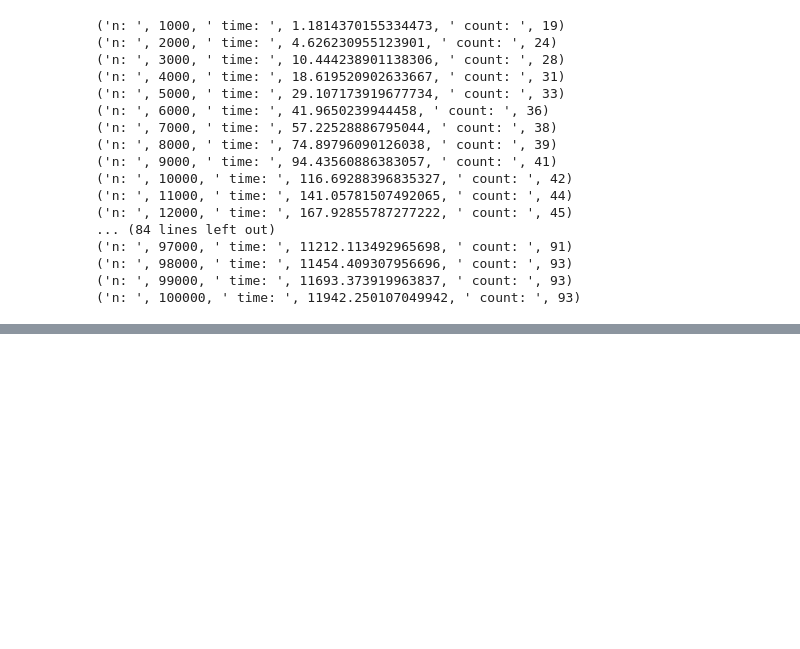
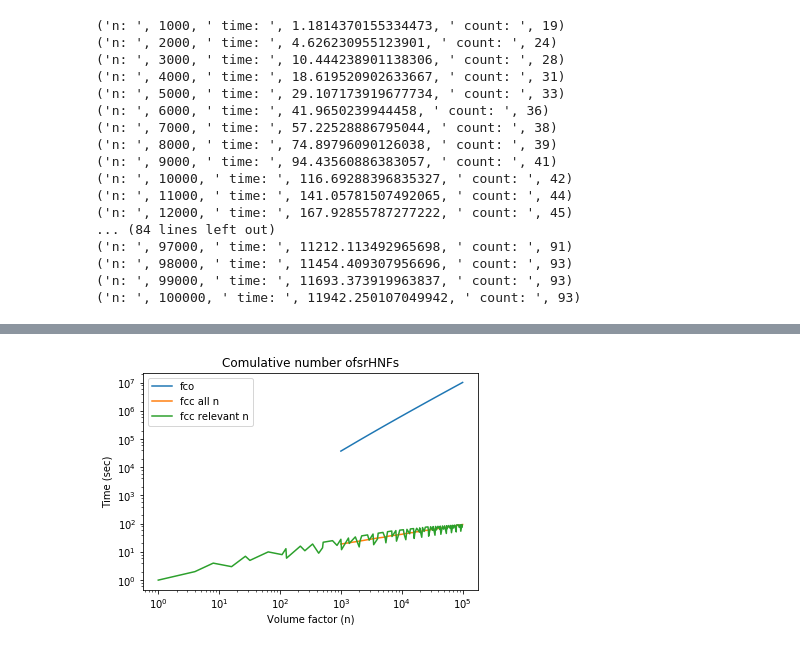
Before and after one commit to msg-byu/autoGR, a Jupyter notebook: src/opf_python/Python timing.ipynb, the cells around one changed output, grey strips where cells are left out. Drawn from its saved outputs; the diff is of its cells as text; code cells hidden in the pictures; blank space fills up the shorter version.

```diff
--- a/src/opf_python/Python timing.ipynb
+++ b/src/opf_python/Python timing.ipynb
@@ -76,0 +178,14 @@ for n in range(1,100001):
+# %%
+plt.plot(xf,nf,label="fco")
+plt.plot(xf1,nf1,label="fcc all n")
+plt.plot(xf2,nf2,label="fcc relevant n")
+plt.xscale('log')
+plt.yscale('log')
+plt.title("Comulative number ofsrHNFs")
+plt.ylabel("Time (sec)")
+plt.xlabel("Volume factor (n)")
+plt.legend()
+plt.savefig("srHNFs_number.pdf")
+plt.show()
+# %% [output]
+[figure, added]
```
Also changed, not shown: parts of 6 cells of this notebook, 5 other files.
